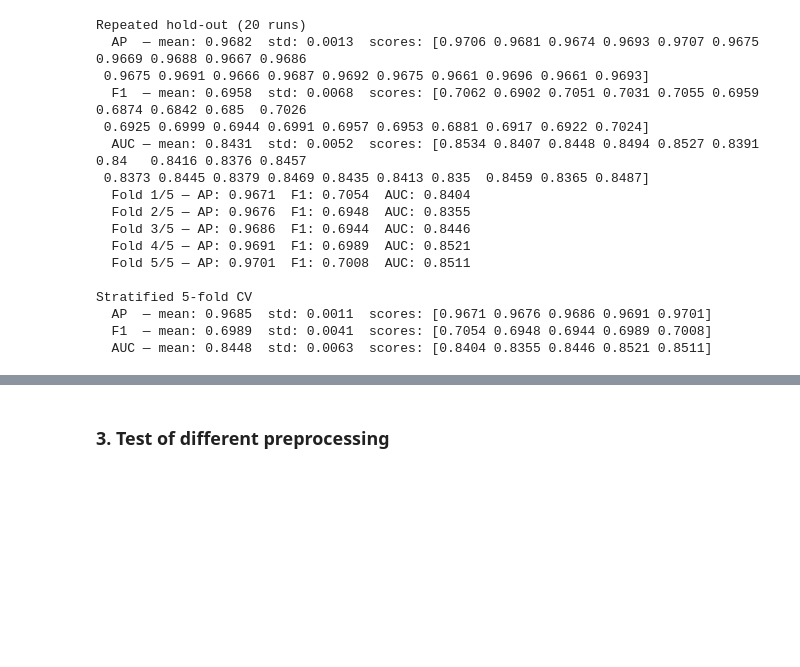
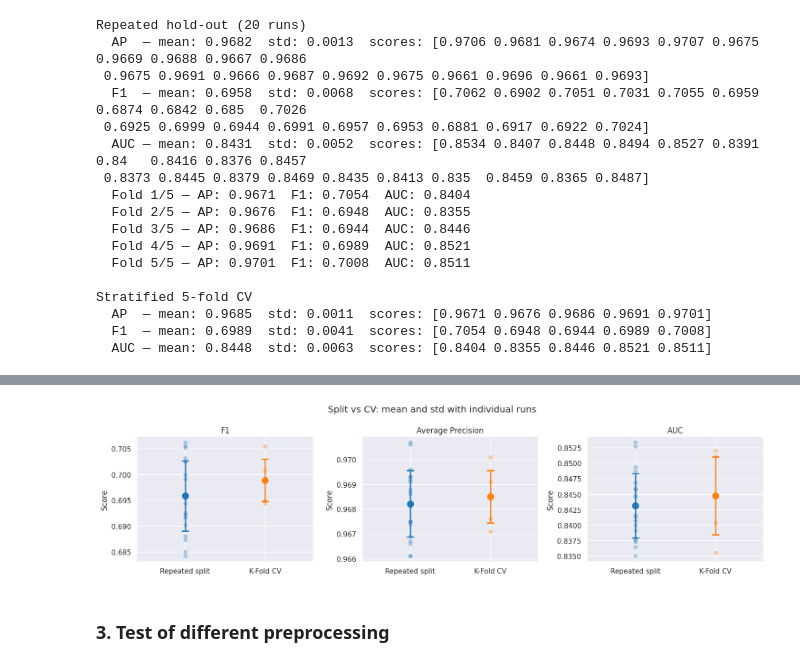
Before and after one commit to alan-man/tal-projet, a Jupyter notebook: pre_test.ipynb, the cells around one changed output, grey strips where cells are left out. Saved outputs shown, nothing was run; the diff lists cells and outputs as text; code cells hidden in the pictures; blank space fills up the shorter version.

```diff
--- a/pre_test.ipynb
+++ b/pre_test.ipynb
@@ -726,3 +645,73 @@ plt.show()
+# %%
+# from saved:
+split_ap_scores = np.array([0.9706, 0.9681, 0.9674, 0.9693, 0.9707, 0.9675, 0.9669, 0.9688, 0.9667, 0.9686,
+                   0.9675, 0.9691, 0.9666, 0.9687, 0.9692, 0.9675, 0.9661, 0.9696, 0.9661, 0.9693])
+
+split_f1_scores =  np.array([0.7062, 0.6902, 0.7051, 0.7031, 0.7055, 0.6959, 0.6874, 0.6842, 0.685, 0.7026,
+                     0.6925, 0.6999, 0.6944, 0.6991, 0.6957, 0.6953, 0.6881, 0.6917, 0.6922, 0.7024])
+
+split_auc_scores = np.array([0.8534, 0.8407, 0.8448, 0.8494, 0.8527, 0.8391, 0.84, 0.8416, 0.8376, 0.8457,
+                     0.8373, 0.8445, 0.8379, 0.8469, 0.8435, 0.8413, 0.835, 0.8459, 0.8365, 0.8487])
+
+cv_ap_scores = np.array([0.9671, 0.9676, 0.9686, 0.9691, 0.9701])
+
+cv_f1_scores = np.array([0.7054, 0.6948, 0.6944, 0.6989, 0.7008])
+
+cv_auc_scores = np.array([0.8404, 0.8355, 0.8446, 0.8521, 0.8511])
+# %%
+import numpy as np
+import matplotlib.pyplot as plt
+import seaborn as sns
+
+sns.set_theme(style="darkgrid")
+palette = sns.color_palette("tab10")
+
+metrics     = ["F1", "Average Precision", "AUC"]
+split_means = [split_f1_scores.mean(), split_ap_scores.mean(), split_auc_scores.mean()]
+split_stds  = [split_f1_scores.std(),  split_ap_scores.std(),  split_auc_scores.std()]
+cv_means    = [cv_f1_scores.mean(),    cv_ap_scores.mean(),    cv_auc_scores.mean()]
+cv_stds     = [cv_f1_scores.std(),     cv_ap_scores.std(),     cv_auc_scores.std()]
+
+score_map = {
+    "F1":                (split_f1_scores,  cv_f1_scores),
+    "Average Precision": (split_ap_scores,  cv_ap_scores),
+    "AUC":               (split_auc_scores, cv_auc_scores),
+}
+
+fig, axes = plt.subplots(1, 3, figsize=(15, 4), sharey=False)
+
+for ax, metric, s_mean, s_std, cv_mean, cv_std in zip(
+        axes, metrics, split_means, split_stds, cv_means, cv_stds):
+
+    split_scores, cv_scores = score_map[metric]
+
+    ax.scatter(np.zeros(len(split_scores)), split_scores,
+               color=palette[0], alpha=0.3, zorder=1, s=30)
+    ax.scatter(np.ones(len(cv_scores)), cv_scores,
+               color=palette[1], alpha=0.3, zorder=1, s=30)
+
+    for x_pos, mean, std, color, label in [
+        (0, s_mean,  s_std,  palette[0], "Repeated split"),
+        (1, cv_mean, cv_std, palette[1], "K-Fold CV"),
+    ]:
+        ax.errorbar(x_pos, mean, yerr=std,
+                    fmt="o", color=color, label=label,
+                    markersize=10, capsize=6, capthick=2,
+                    linewidth=2, zorder=2)
+
+    ax.set_xlim(-0.6, 1.6)
+    ax.set_title(metric)
+    ax.set_ylabel("Score")
+    ax.set_xticks([0, 1])
+    ax.set_xticklabels(["Repeated split", "K-Fold CV"])
+    # ax.legend(loc="lower center", bbox_to_anchor=(0.5, 0.01))
+
+plt.suptitle("Split vs CV: mean and std with individual runs")
+plt.tight_layout()
+plt.savefig("images/pretest/split_cv.pdf")
+plt.show()
+# %% [output]
+[figure, added]
 # %% [markdown]
 ### 3. Test of different preprocessing
 # %% [markdown]
```
Also changed, not shown: parts of 16 cells of this notebook, 1 other file.
